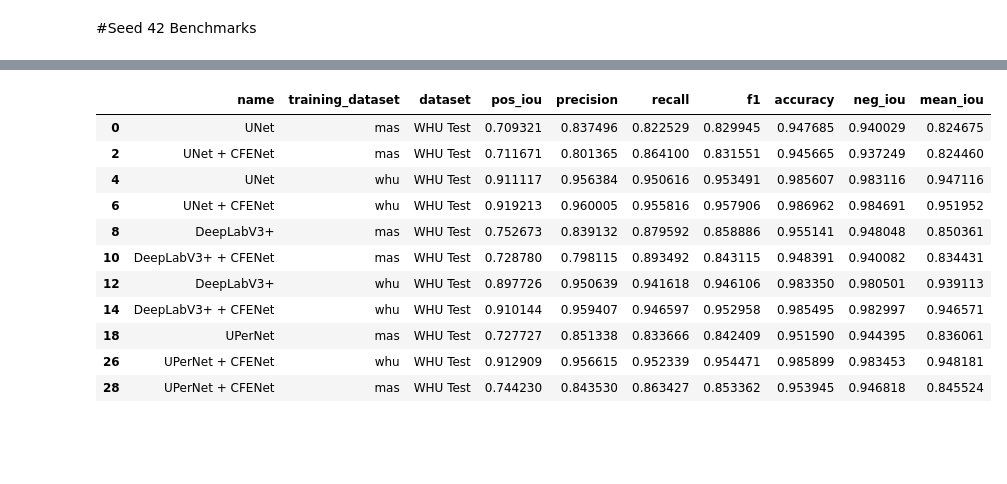
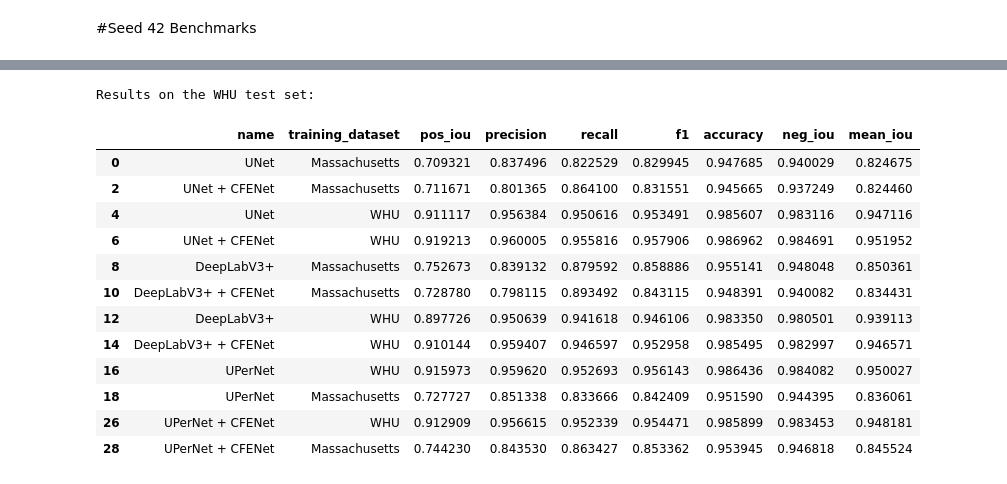
Before and after one commit to MrAI-Rohan/cross-fusion-aerialbs, a Jupyter notebook: evaluation/result_tables.ipynb, the cells around one changed output, grey strips where cells are left out. Drawn from its saved outputs; the diff is of its cells as text; code cells hidden in the pictures; blank space fills up the shorter version.

```diff
--- a/evaluation/result_tables.ipynb
+++ b/evaluation/result_tables.ipynb
@@ -6,11 +6,11 @@ get_decoder = lambda x: [i["config"].split("_")[0] for i in x.to_dict(orient="re
 if_cfenet = lambda x: ["cfenet" in i["config"] for i in x.to_dict(orient="records")]
 # %%
 dataset_map = {
-    "mas": "MAS",
+    "mas": "Massachusetts",
     "whu": "WHU",
 }
 
-get_training_dataset = lambda x: [i["config"].split("_")[1] for i in x.to_dict(orient="records")]
+get_training_dataset = lambda x: [dataset_map.get(i["config"].split("_")[1]) for i in x.to_dict(orient="records")]
 # %% [markdown]
 #Seed 42 Benchmarks
 # %%
@@ -52,7 +52,7 @@ benchmarks
 | 28 | upernet_mas_cfenet_final-2_best | WHU Test | 04-07-2026 08:49:15 | 0.744230 | 0.843530 | 0.863427 | 0.853362 | 0.953945 | 0.946818 | 0.845524 | ... |
 | 29 | upernet_mas_cfenet_final-2_best | Massachusetts | 04-07-2026 08:49:15 | 0.761574 | 0.877095 | 0.852557 | 0.864651 | 0.950337 | 0.940974 | 0.851274 | ... |
 # %%
-upernet_final_configs = ["upernet_mas_main_best", "upernet_whu_main_final_best", "upernet_mas_cfenet_final-2_best", "upernet_whu_cfenet_final_best"]
+upernet_final_configs = ["upernet_mas_main_best", "upernet_whu_main_best", "upernet_mas_cfenet_final-2_best", "upernet_whu_cfenet_final_best"]
 # %%
 # I want all configs except those where decoder=upernet and they are not in the upernet_final_configs list.
 presentable_benchmarks = benchmarks[(benchmarks["decoder"] != "upernet") | benchmarks["config"].isin(upernet_final_configs)]
@@ -79,19 +68,22 @@ presentable_benchmarks
 clean_table = presentable_benchmarks.iloc[:, [-1, 16, 1, 3, 4, 5, 6, 7, 8, 9,]]
 # %%
 whu_benchmarks = clean_table[clean_table["dataset"] == "WHU Test"]
-# whu_benchmarks.drop(columns=["dataset"], inplace=True)
+whu_benchmarks = whu_benchmarks.drop(columns=["dataset"])
 # Give a heading that these are the results on the WHU test set
+print("Results on the WHU test set:")
 whu_benchmarks
 # %% [output]
+Results on the WHU test set:
-|  | name | training_dataset | dataset | pos_iou | precision | recall | f1 | accuracy | neg_iou | mean_iou |
-| 0 | UNet | mas | WHU Test | 0.709321 | 0.837496 | 0.822529 | 0.829945 | 0.947685 | 0.940029 | 0.824675 |
-| 2 | UNet + CFENet | mas | WHU Test | 0.711671 | 0.801365 | 0.864100 | 0.831551 | 0.945665 | 0.937249 | 0.824460 |
-| 4 | UNet | whu | WHU Test | 0.911117 | 0.956384 | 0.950616 | 0.953491 | 0.985607 | 0.983116 | 0.947116 |
-| 6 | UNet + CFENet | whu | WHU Test | 0.919213 | 0.960005 | 0.955816 | 0.957906 | 0.986962 | 0.984691 | 0.951952 |
-| 8 | DeepLabV3+ | mas | WHU Test | 0.752673 | 0.839132 | 0.879592 | 0.858886 | 0.955141 | 0.948048 | 0.850361 |
-| 10 | DeepLabV3+ + CFENet | mas | WHU Test | 0.728780 | 0.798115 | 0.893492 | 0.843115 | 0.948391 | 0.940082 | 0.834431 |
-| 12 | DeepLabV3+ | whu | WHU Test | 0.897726 | 0.950639 | 0.941618 | 0.946106 | 0.983350 | 0.980501 | 0.939113 |
-| 14 | DeepLabV3+ + CFENet | whu | WHU Test | 0.910144 | 0.959407 | 0.946597 | 0.952958 | 0.985495 | 0.982997 | 0.946571 |
-| 18 | UPerNet | mas | WHU Test | 0.727727 | 0.851338 | 0.833666 | 0.842409 | 0.951590 | 0.944395 | 0.836061 |
-| 26 | UPerNet + CFENet | whu | WHU Test | 0.912909 | 0.956615 | 0.952339 | 0.954471 | 0.985899 | 0.983453 | 0.948181 |
-| 28 | UPerNet + CFENet | mas | WHU Test | 0.744230 | 0.843530 | 0.863427 | 0.853362 | 0.953945 | 0.946818 | 0.845524 |
+|  | name | training_dataset | pos_iou | precision | recall | f1 | accuracy | neg_iou | mean_iou |
+| 0 | UNet | Massachusetts | 0.709321 | 0.837496 | 0.822529 | 0.829945 | 0.947685 | 0.940029 | 0.824675 |
+| 2 | UNet + CFENet | Massachusetts | 0.711671 | 0.801365 | 0.864100 | 0.831551 | 0.945665 | 0.937249 | 0.824460 |
+| 4 | UNet | WHU | 0.911117 | 0.956384 | 0.950616 | 0.953491 | 0.985607 | 0.983116 | 0.947116 |
+| 6 | UNet + CFENet | WHU | 0.919213 | 0.960005 | 0.955816 | 0.957906 | 0.986962 | 0.984691 | 0.951952 |
+| 8 | DeepLabV3+ | Massachusetts | 0.752673 | 0.839132 | 0.879592 | 0.858886 | 0.955141 | 0.948048 | 0.850361 |
+| 10 | DeepLabV3+ + CFENet | Massachusetts | 0.728780 | 0.798115 | 0.893492 | 0.843115 | 0.948391 | 0.940082 | 0.834431 |
+| 12 | DeepLabV3+ | WHU | 0.897726 | 0.950639 | 0.941618 | 0.946106 | 0.983350 | 0.980501 | 0.939113 |
+| 14 | DeepLabV3+ + CFENet | WHU | 0.910144 | 0.959407 | 0.946597 | 0.952958 | 0.985495 | 0.982997 | 0.946571 |
+| 16 | UPerNet | WHU | 0.915973 | 0.959620 | 0.952693 | 0.956143 | 0.986436 | 0.984082 | 0.950027 |
+| 18 | UPerNet | Massachusetts | 0.727727 | 0.851338 | 0.833666 | 0.842409 | 0.951590 | 0.944395 | 0.836061 |
+| 26 | UPerNet + CFENet | WHU | 0.912909 | 0.956615 | 0.952339 | 0.954471 | 0.985899 | 0.983453 | 0.948181 |
+| 28 | UPerNet + CFENet | Massachusetts | 0.744230 | 0.843530 | 0.863427 | 0.853362 | 0.953945 | 0.946818 | 0.845524 |
```
Also changed, not shown: parts of 10 cells of this notebook, 7 other files.
